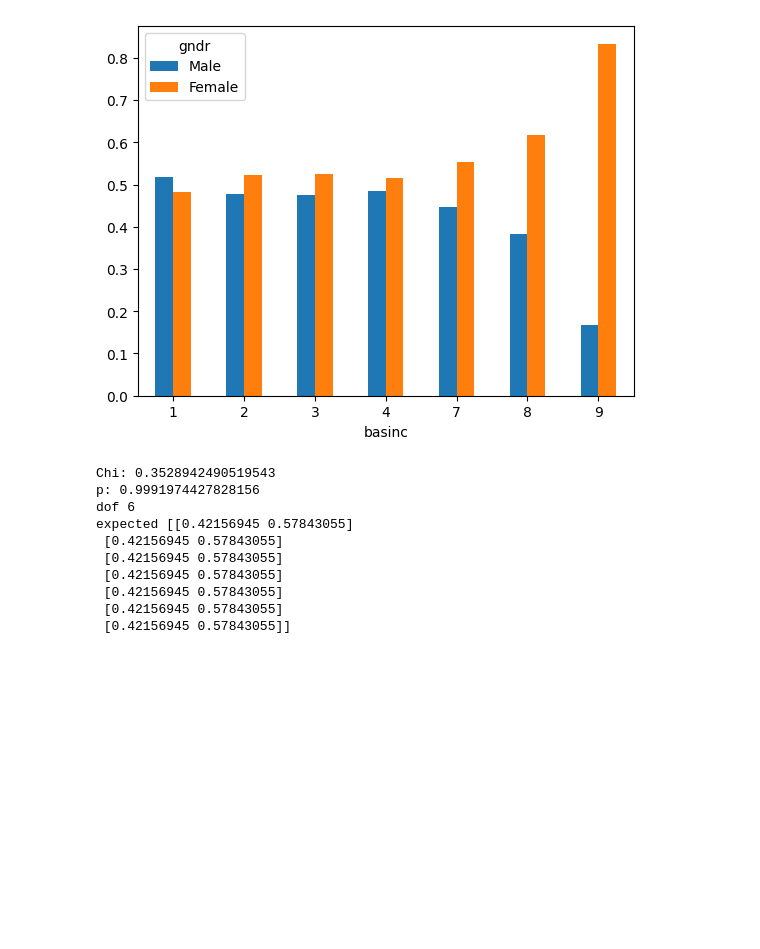
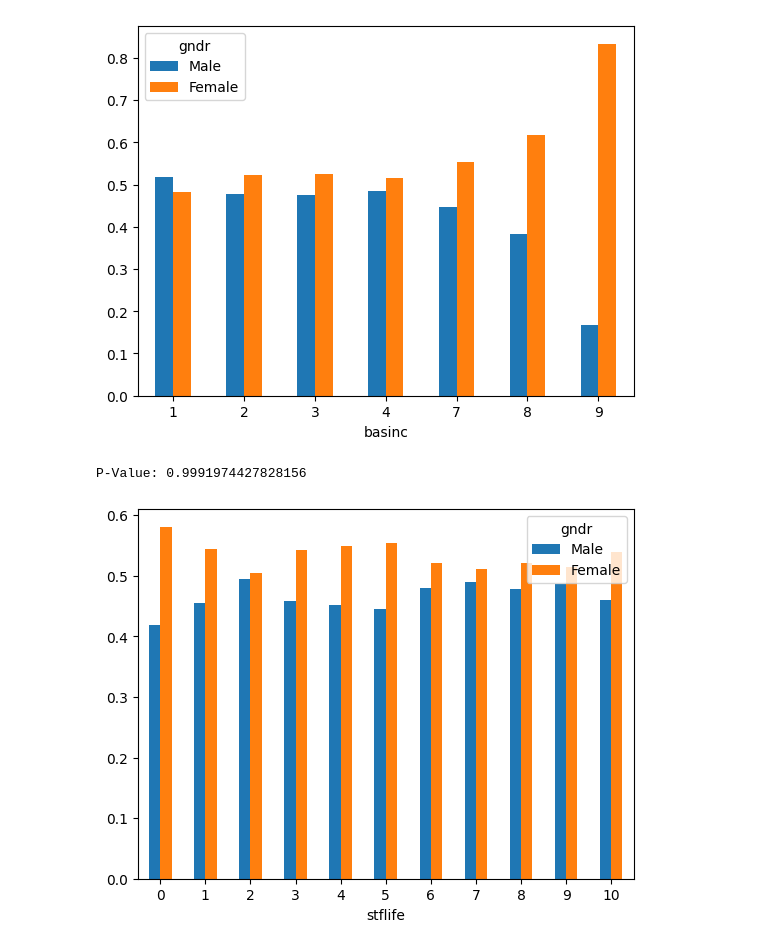
Before and after one commit to Hattinger04/HypothesenTesten, a Jupyter notebook: main.ipynb, the cells around one changed output. Saved outputs shown, nothing was run; the diff lists cells and outputs as text; code cells hidden in the pictures; blank space fills up the shorter version.

```diff
--- a/main.ipynb
+++ b/main.ipynb
@@ -108,9 +115,7 @@ P-Value:  0.24227736746379908
 
 # aufbereitung der daten:
 income = df["basinc"]
-maenner = trust.loc[df["gndr"] == "Male"]
-frauen = trust.loc[df["gndr"] == "Female"]
-man_women = df.loc[(df["gndr"] == "Female") | (df["gndr"] == "Male")]["gndr"]
+man_women = df.loc[(df["gndr"] == "Female")| (df["gndr"] == "Male")]["gndr"]
 
 # darstellung der daten:
 x = pd.crosstab(income, man_women, normalize='index')
@@ -126,13 +131,4 @@ print ("P-Value:", p)
 # Korrekt!
 # %% [output]
 [figure]
-Chi: 0.3528942490519543
-p: 0.9991974427828156
-dof 6
-expected [[0.42156945 0.57843055]
- [0.42156945 0.57843055]
- [0.42156945 0.57843055]
- [0.42156945 0.57843055]
- [0.42156945 0.57843055]
- [0.42156945 0.57843055]
- [0.42156945 0.57843055]]
+P-Value: 0.9991974427828156
@@ -156,0 +135,19 @@ expected [[0.42156945 0.57843055]
+# %%
+# hypothesentest e: Männer sind mehr zufrieden mit ihrem Leben als Frauen (stflife).
+
+# aufbereitung der daten:
+satisfied = df["stflife"]
+satisfied.drop(satisfied.loc[satisfied > 10].index, axis=0, inplace=True)
+
+man_women = df.loc[(df["gndr"] == "Female")| (df["gndr"] == "Male")]["gndr"]
+
+
+# darstellung der daten:
+x = pd.crosstab(satisfied, man_women, normalize='index')
+x.plot.bar(rot=0)
+plt.show()
+
+
+# Interpretation: Nicht wirklich aussagekräftig!
+# %% [output]
+[figure, added]
```
Also changed, not shown: parts of 7 cells of this notebook.
